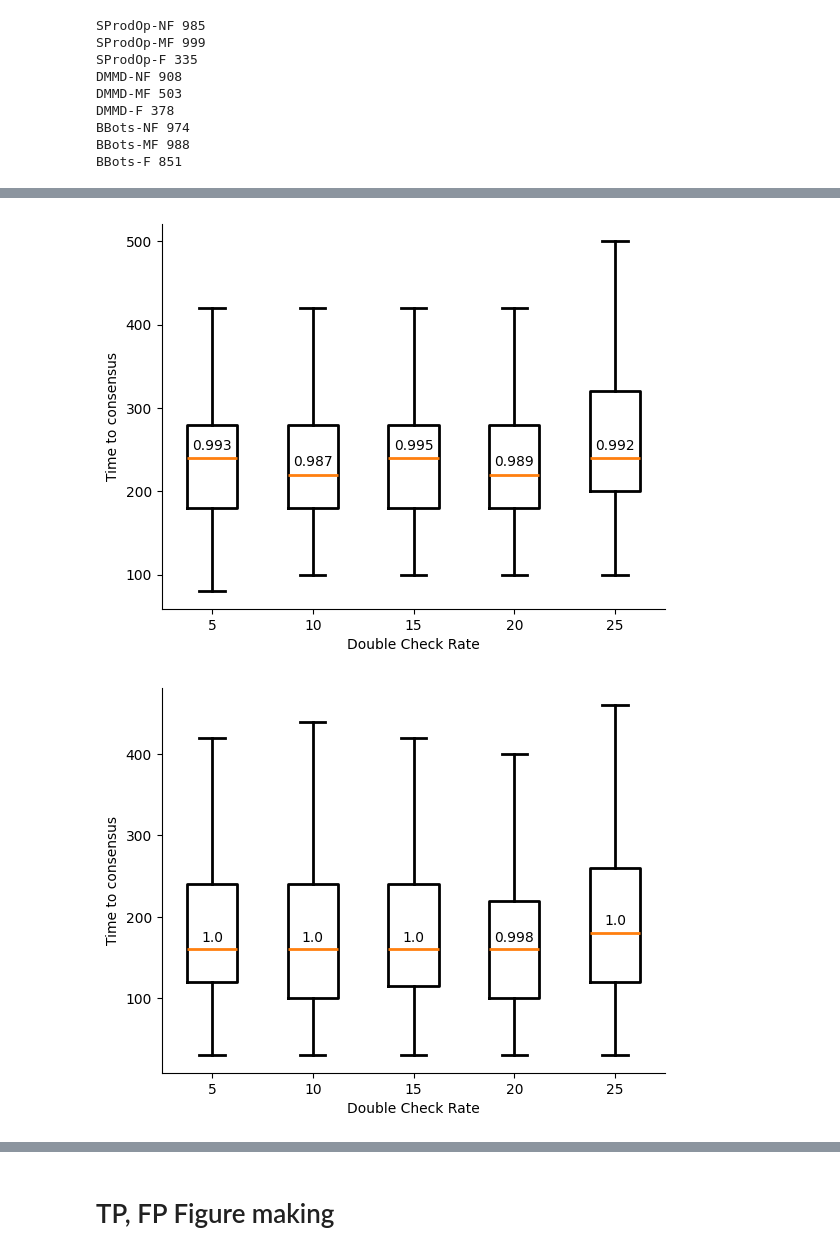
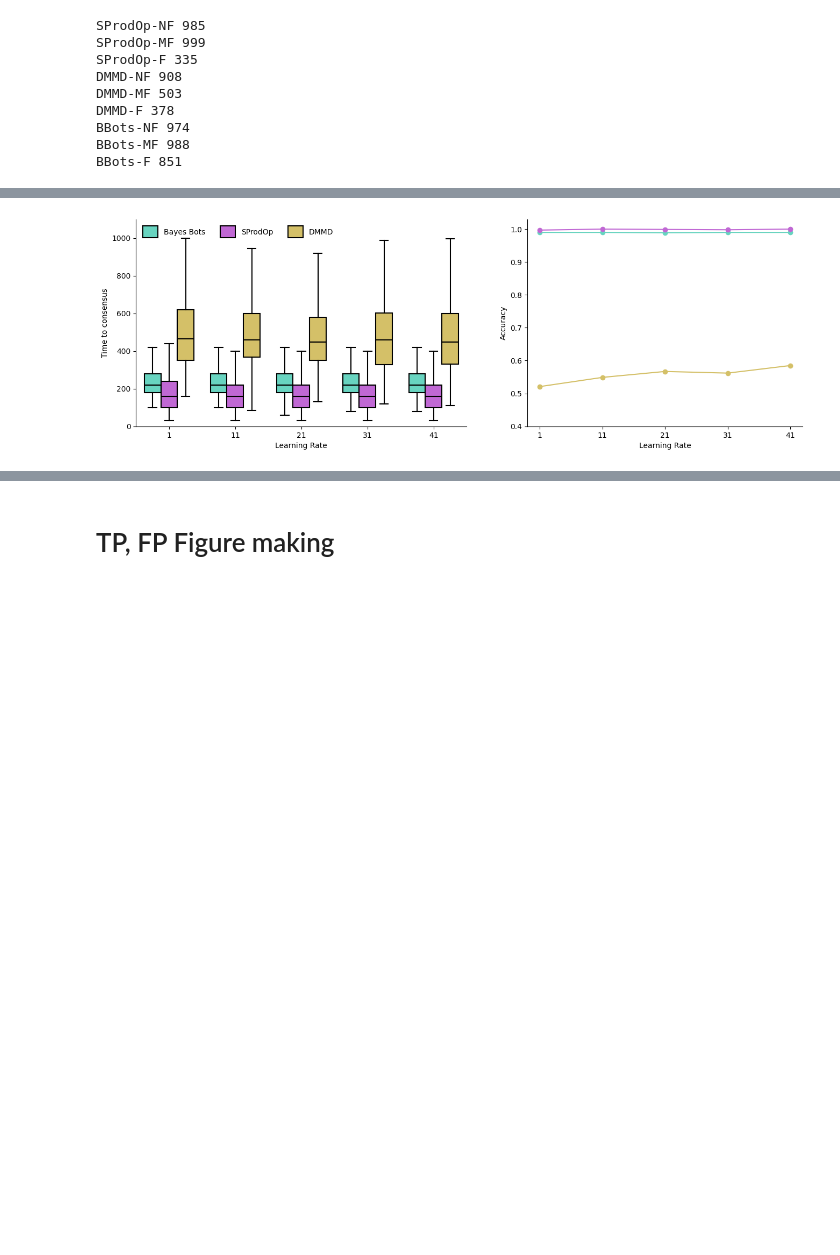
Before and after one commit to patrickshortall26/bon-sim, a Jupyter notebook: results.ipynb, the cells around one changed output, grey strips where cells are left out. Drawn from its saved outputs; the diff is of its cells as text; code cells hidden in the pictures; blank space fills up the shorter version.

```diff
--- a/results.ipynb
+++ b/results.ipynb
@@ -113,7 +113,7 @@ sparameters = ['10', '20', '30', '40', '50']
 positions = np.array((0.5, 2.5, 4.5, 6.5, 8.5))
 
 # Set up graph
-fig, ax = plt.subplots(1,2, figsize = (12,5), dpi=100, width_ratios=[1.5, 1])
+fig, ax = plt.subplots(1,2, figsize = (16,5), dpi=100, width_ratios=[1.2, 1])
 
 boxeses = []
 
@@ -154,6 +154,6 @@ ax[1].set_ylabel('Accuracy')
 ax[1].set_xlabel('Faulty Search Rate')
 ax[1].set_ylim(0.4, 1.03)
 
-#plt.savefig(f"Plots/FSR.pdf", dpi=600)
+plt.savefig(f"Plots/FSR.pdf", dpi=600)
 plt.show()
 # %% [output]
@@ -196,33 +267,53 @@ plt.show()
 # %%
 import matplotlib.pyplot as plt
 
-sparameters = ['5', '10', '15', '20', '25']
+sparameters = ['1', '11', '21', '31', '41']
 
-for strategy in ['BBots-DCR-', 'SProdOp-DCR-', 'DMMD-DCR-']:
-    # Set up graph
-    fig, ax = plt.subplots(1,1, figsize = (6.5,5), dpi=100)
+positions = np.array((0.5, 2.5, 4.5, 6.5, 8.5))
+
+# Set up graph
+fig, ax = plt.subplots(1,2, figsize = (16,5), dpi=100, width_ratios=[1.2, 1])
+
+boxeses = []
+
+for i, strategy in enumerate(['BBots-Mu-', 'SProdOp-Mu-', 'DMMD-Mu-']):
     ttcs = []
     accs = []
     for parameter in sparameters:
         time_to = Results['TTC'][strategy + parameter]
         accs.append(len(time_to)/nruns)
         ttcs.append(time_to)
-    for i in range(5):
-        ax.text(i+1, np.median(ttcs[i])+10, accs[i], horizontalalignment='center')
 
-    boxes = ax.boxplot(ttcs, sym="", whiskerprops=dict(linewidth=2), capprops=dict(linewidth=2), flierprops=dict(linewidth=2), medianprops=dict(linewidth=2))
+    boxes = ax[0].boxplot(ttcs, sym="", positions=positions, patch_artist=True, whiskerprops=dict(linewidth=1.5), capprops=dict(linewidth=1.5), flierprops=dict(linewidth=1.5), medianprops=dict(color='black', linewidth=1.5), boxprops=dict(facecolor = colours[i], linewidth=1.5))
+    ax[1].plot(accs, marker='o', color=colours[i])
 
-    for box in boxes['boxes']:
-        box.set_linewidth(2)
+    boxeses.append(boxes['boxes'][0])
 
-    # Formatting
-    ax.set_xticklabels(sparameters)
-    ax.set_ylabel('Time to consensus')
-    ax.set_xlabel('Double Check Rate')
+    positions += 0.5
 
-    s_name = strategy.split("-")[0]
-    plt.savefig(f"Plots/DCR_{s_name}.pdf", dpi=600)
+ax[0].legend(boxeses,
+          ['Bayes Bots', 'SProdOp', 'DMMD'],
+          ncols=3,
+          fontsize='medium',
+          handlelength=2,
+          handleheight=2,
+          frameon = False)
+
+
+# Formatting
+ax[0].set_xticks([1,3,5,7,9])
+ax[0].set_xticklabels(sparameters)
+ax[0].set_ylabel('Time to consensus')
+ax[0].set_xlabel('Learning Rate')
+ax[0].set_ylim(0, 1100)
+
+ax[1].set_xticks([0,1,2,3,4])
+ax[1].set_xticklabels(sparameters)
+ax[1].set_ylabel('Accuracy')
+ax[1].set_xlabel('Learning Rate')
+ax[1].set_ylim(0.4, 1.03)
+
+plt.savefig(f"Plots/Mu.pdf", dpi=600)
 plt.show()
 # %% [output]
-[figure, old version]
+[figure, new version]
-[figure, removed]
```
Also changed, not shown: parts of 9 cells of this notebook.
